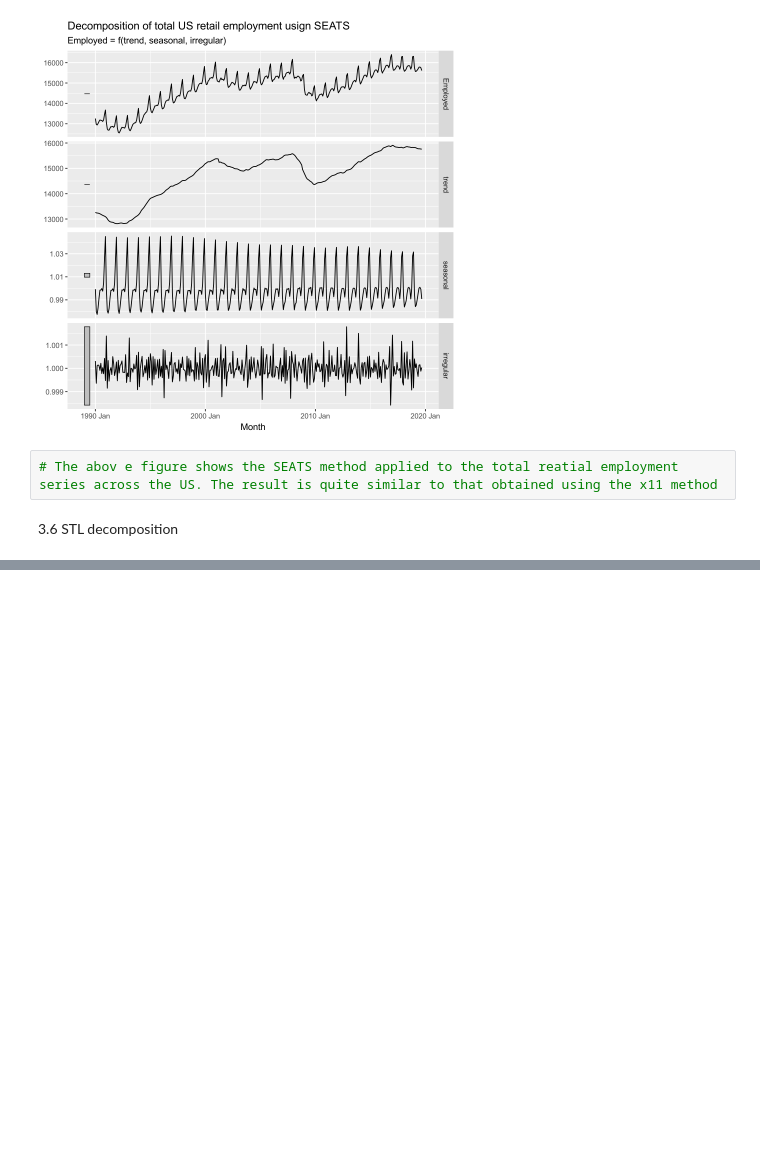
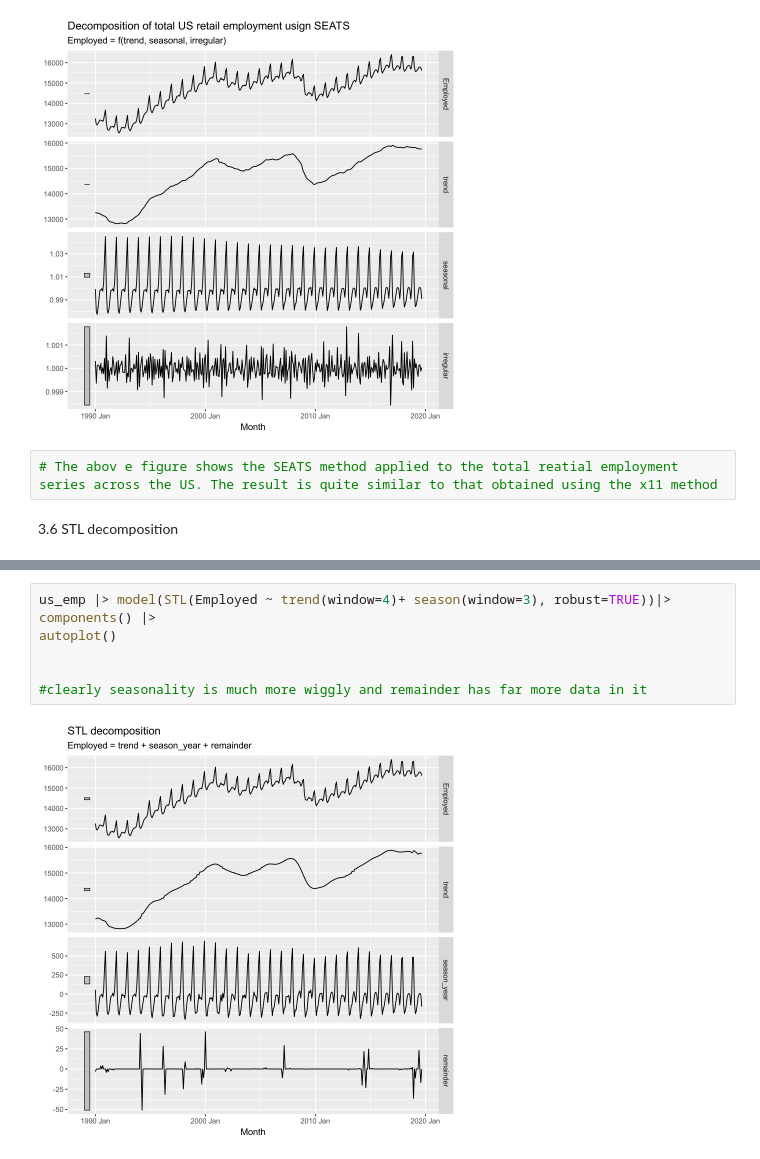
Before and after one commit to ARKA1112/Time_Series_R, a Jupyter notebook: OTEXTS_3.ipynb, the cells around one changed output, grey strips where cells are left out. Drawn from its saved outputs; the diff is of its cells as text; blank space fills up the shorter version.

```diff
--- a/OTEXTS_3.ipynb
+++ b/OTEXTS_3.ipynb
@@ -434,0 +446,9 @@ autoplot(seats_dcmp) + labs(title = "Decomposition of total US retail employment
+# %%
+us_emp |> model(STL(Employed ~ trend(window=4)+ season(window=3), robust=TRUE))|>
+components() |>
+autoplot()
+
+
+#clearly seasonality is much more wiggly and remainder has far more data in it
+# %% [output]
+[figure, added]
```
Also changed, not shown: parts of 43 cells of this notebook.
